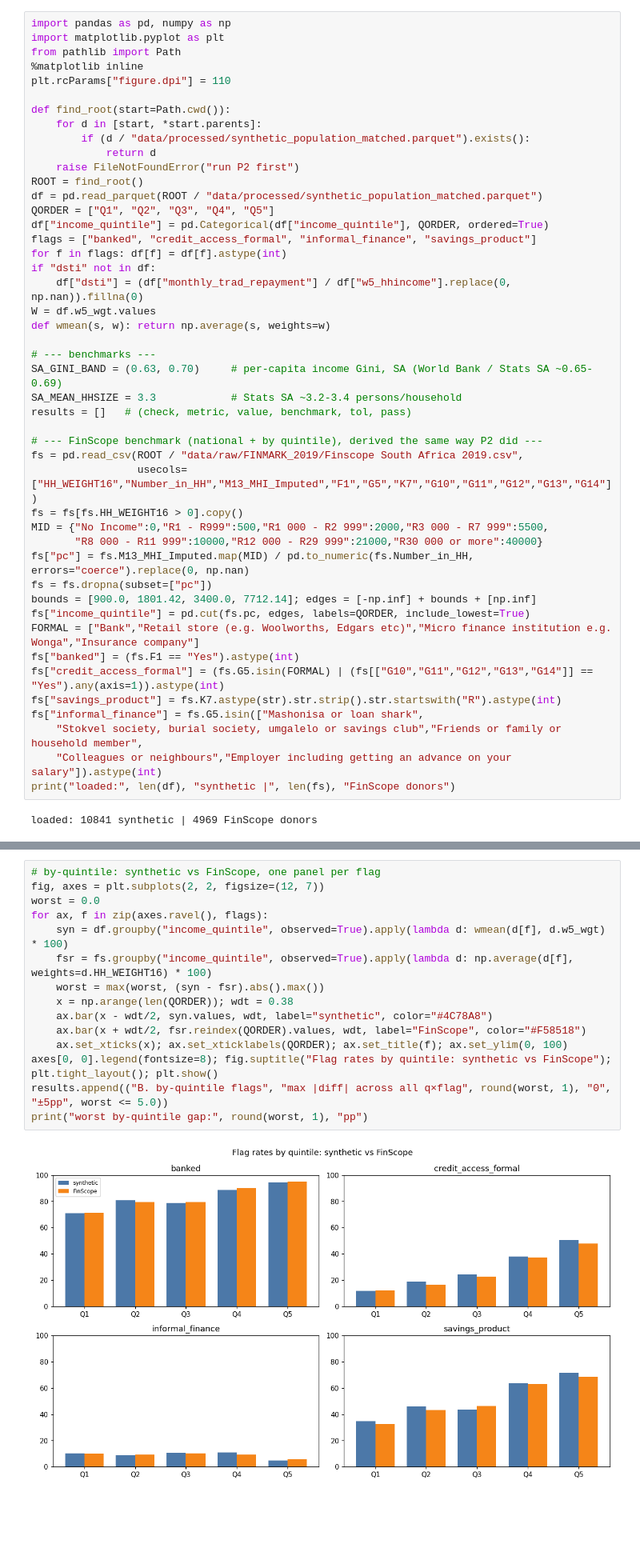
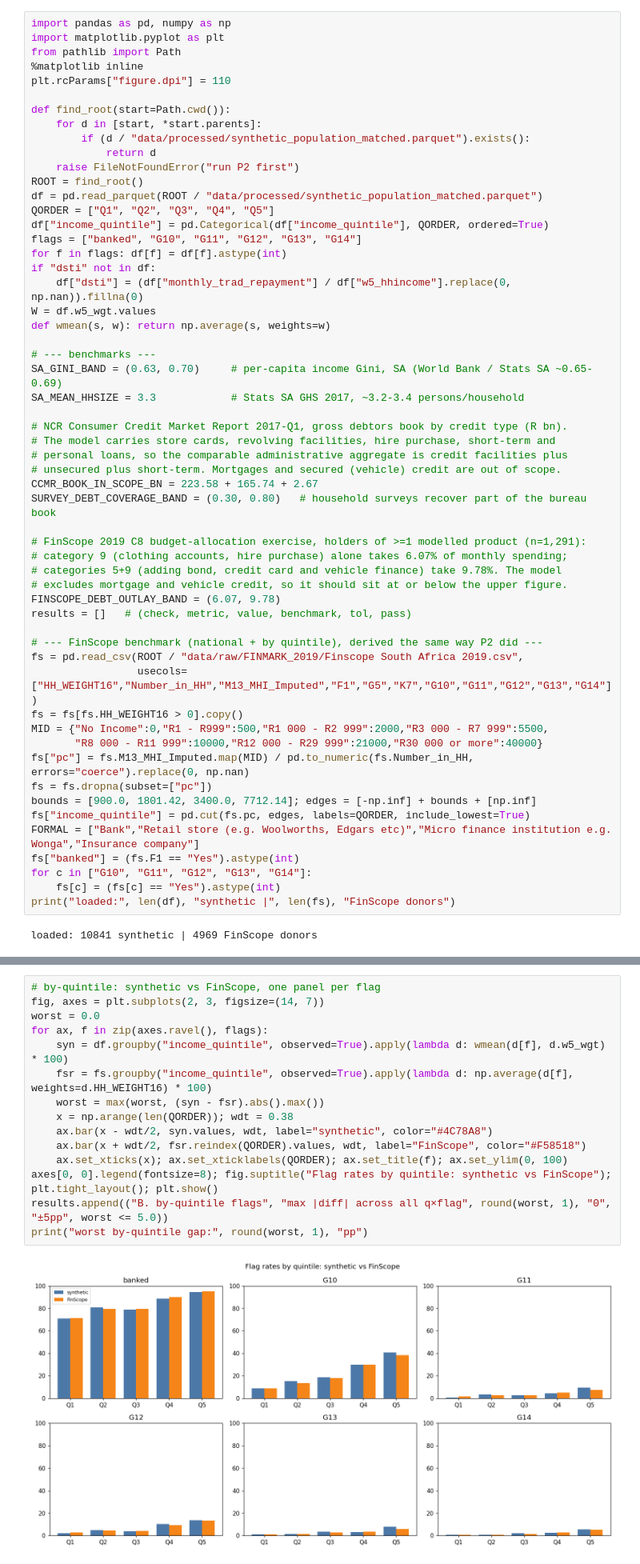
Before and after one commit to marclevin/bnpl-debt-dynamics, a Jupyter notebook: notebooks/p4_validation.ipynb, the cells around one changed output, grey strips where cells are left out. Shown at 80% size. Saved outputs shown, nothing was run; the diff lists cells and outputs as text; blank space fills up the shorter version.

```diff
--- a/notebooks/p4_validation.ipynb
+++ b/notebooks/p4_validation.ipynb
@@ -27,7 +27,7 @@ ROOT = find_root()
 df = pd.read_parquet(ROOT / "data/processed/synthetic_population_matched.parquet")
 QORDER = ["Q1", "Q2", "Q3", "Q4", "Q5"]
 df["income_quintile"] = pd.Categorical(df["income_quintile"], QORDER, ordered=True)
-flags = ["banked", "credit_access_formal", "informal_finance", "savings_product"]
+flags = ["banked", "G10", "G11", "G12", "G13", "G14"]
 for f in flags: df[f] = df[f].astype(int)
 if "dsti" not in df:
     df["dsti"] = (df["monthly_trad_repayment"] / df["w5_hhincome"].replace(0, np.nan)).fillna(0)
@@ -36,7 +36,20 @@ def wmean(s, w): return np.average(s, weights=w)
 
 # --- benchmarks ---
 SA_GINI_BAND = (0.63, 0.70)     # per-capita income Gini, SA (World Bank / Stats SA ~0.65-0.69)
-SA_MEAN_HHSIZE = 3.3            # Stats SA ~3.2-3.4 persons/household
+SA_MEAN_HHSIZE = 3.3            # Stats SA GHS 2017, ~3.2-3.4 persons/household
+
+# NCR Consumer Credit Market Report 2017-Q1, gross debtors book by credit type (R bn).
+# The model carries store cards, revolving facilities, hire purchase, short-term and
+# personal loans, so the comparable administrative aggregate is credit facilities plus
+# unsecured plus short-term. Mortgages and secured (vehicle) credit are out of scope.
+CCMR_BOOK_IN_SCOPE_BN = 223.58 + 165.74 + 2.67
+SURVEY_DEBT_COVERAGE_BAND = (0.30, 0.80)   # household surveys recover part of the bureau book
+
+# FinScope 2019 C8 budget-allocation exercise, holders of >=1 modelled product (n=1,291):
+# category 9 (clothing accounts, hire purchase) alone takes 6.07% of monthly spending;
+# categories 5+9 (adding bond, credit card and vehicle finance) take 9.78%. The model
+# excludes mortgage and vehicle credit, so it should sit at or below the upper figure.
+FINSCOPE_DEBT_OUTLAY_BAND = (6.07, 9.78)
 results = []   # (check, metric, value, benchmark, tol, pass)
 
 # --- FinScope benchmark (national + by quintile), derived the same way P2 did ---
@@ -51,11 +64,8 @@ bounds = [900.0, 1801.42, 3400.0, 7712.14]; edges = [-np.inf] + bounds + [np.inf
 fs["income_quintile"] = pd.cut(fs.pc, edges, labels=QORDER, include_lowest=True)
 FORMAL = ["Bank","Retail store (e.g. Woolworths, Edgars etc)","Micro finance institution e.g. Wonga","Insurance company"]
 fs["banked"] = (fs.F1 == "Yes").astype(int)
-fs["credit_access_formal"] = (fs.G5.isin(FORMAL) | (fs[["G10","G11","G12","G13","G14"]] == "Yes").any(axis=1)).astype(int)
-fs["savings_product"] = fs.K7.astype(str).str.strip().str.startswith("R").astype(int)
-fs["informal_finance"] = fs.G5.isin(["Mashonisa or loan shark",
-    "Stokvel society, burial society, umgalelo or savings club","Friends or family or household member",
-    "Colleagues or neighbours","Employer including getting an advance on your salary"]).astype(int)
+for c in ["G10", "G11", "G12", "G13", "G14"]:
+    fs[c] = (fs[c] == "Yes").astype(int)
 print("loaded:", len(df), "synthetic |", len(fs), "FinScope donors")
 # %% [output]
 loaded: 10841 synthetic | 4969 FinScope donors
@@ -114,17 +126,17 @@ nat
 # %%
 # by-quintile: synthetic vs FinScope, one panel per flag
-fig, axes = plt.subplots(2, 2, figsize=(12, 7))
+fig, axes = plt.subplots(2, 3, figsize=(14, 7))
 worst = 0.0
 for ax, f in zip(axes.ravel(), flags):
     syn = df.groupby("income_quintile", observed=True).apply(lambda d: wmean(d[f], d.w5_wgt) * 100)
     fsr = fs.groupby("income_quintile", observed=True).apply(lambda d: np.average(d[f], weights=d.HH_WEIGHT16) * 100)
     worst = max(worst, (syn - fsr).abs().max())
     x = np.arange(len(QORDER)); wdt = 0.38
     ax.bar(x - wdt/2, syn.values, wdt, label="synthetic", color="#4C78A8")
     ax.bar(x + wdt/2, fsr.reindex(QORDER).values, wdt, label="FinScope", color="#F58518")
     ax.set_xticks(x); ax.set_xticklabels(QORDER); ax.set_title(f); ax.set_ylim(0, 100)
 axes[0, 0].legend(fontsize=8); fig.suptitle("Flag rates by quintile: synthetic vs FinScope"); plt.tight_layout(); plt.show()
 results.append(("B. by-quintile flags", "max |diff| across all q×flag", round(worst, 1), "0", "±5pp", worst <= 5.0))
 print("worst by-quintile gap:", round(worst, 1), "pp")
 # %% [output]
-[figure, old version]
+[figure, new version]
```
Also changed, not shown: parts of 7 cells of this notebook, 32 other files.
